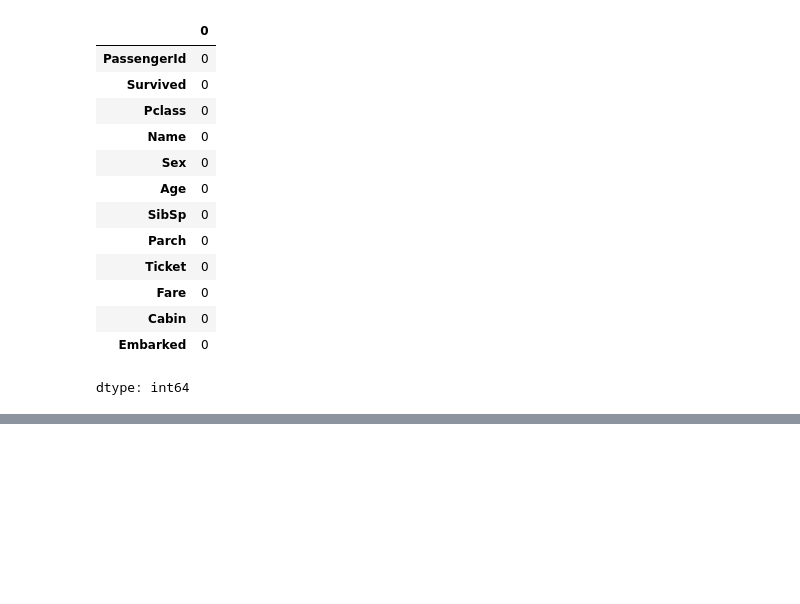
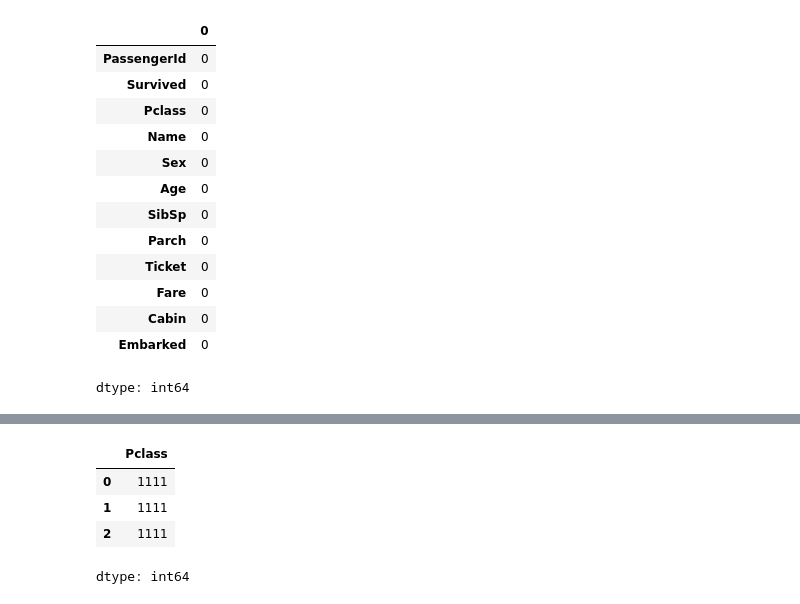
Before and after one commit to SuuuHyeon/machine-learning, a Jupyter notebook: machine_learning_study.ipynb, the cells around one changed output, grey strips where cells are left out. Cells and saved outputs as stored; diff of their text form; code cells hidden in the pictures; blank space fills up the shorter version.

```diff
--- a/machine_learning_study.ipynb
+++ b/machine_learning_study.ipynb
@@ -336,0 +368,9 @@ dtype: int64
+# %%
+titanic_df['Pclass'] = 1111     # Pclass 값 1111로 수정
+titanic_df['Pclass'].head(3)    # 확인
+# %% [output]
+|  | Pclass |
+| 0 | 1111 |
+| 1 | 1111 |
+| 2 | 1111 |
+dtype: int64
```
Also changed, not shown: parts of 10 cells of this notebook.
